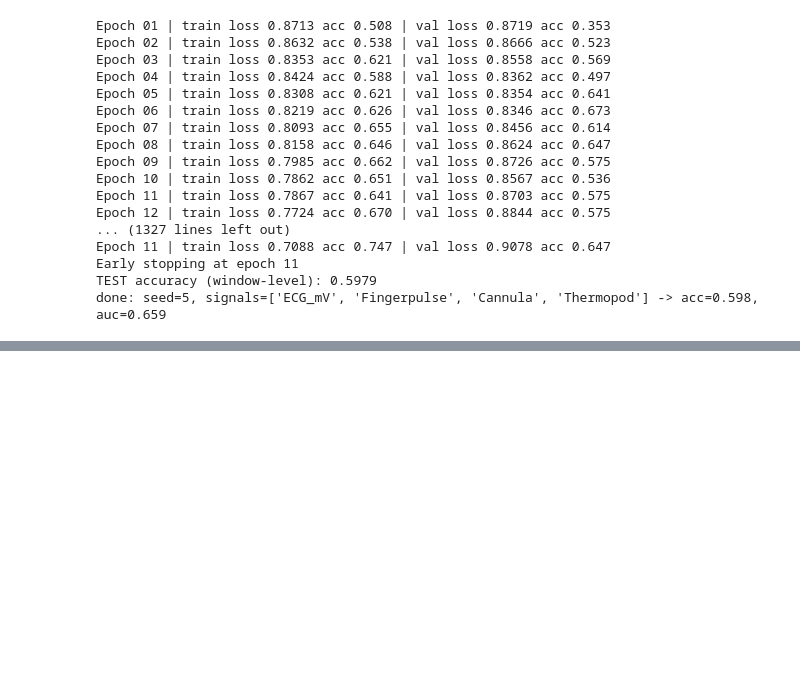
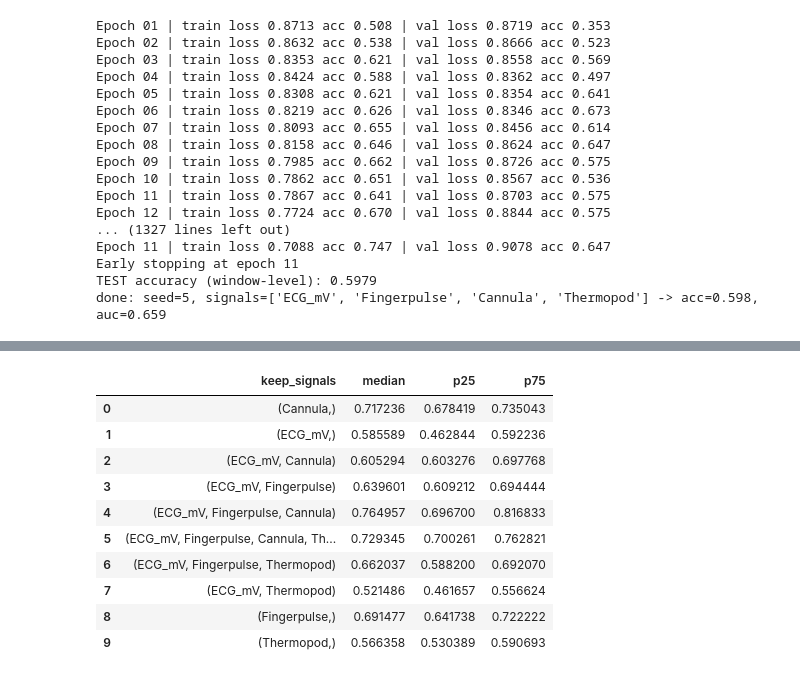
Before and after one commit to sssabere/Modeling_Breathing_Signals-, a Jupyter notebook: study1/Testing_functions_mouth.ipynb, the cells around one changed output, grey strips where cells are left out. Cells and saved outputs as stored; diff of their text form; code cells hidden in the pictures; blank space fills up the shorter version.

```diff
--- a/study1/Testing_functions_mouth.ipynb
+++ b/study1/Testing_functions_mouth.ipynb
@@ -534,3 +534,25 @@ df.head(50)
 | 47 | 3 | (ECG_mV, Fingerpulse, Cannula, Th... | 4 | 0.613757 | 0.631944 | 0.582857 | 0.729345 | 0.613278 | ... |
 | 48 | 4 | (ECG_mV, Fingerpulse, Cannula, Th... | 4 | 0.772487 | 0.794872 | 0.748538 | 0.865385 | 0.801569 | ... |
 | 49 | 5 | (ECG_mV, Fingerpulse, Cannula, Th... | 4 | 0.597884 | 0.605769 | 0.547619 | 0.659307 | 0.576822 | ... |
+# %%
+import numpy as np
+
+summary = df.groupby("keep_signals")["test_roc_auc"].agg(
+    median=np.median,
+    p25=lambda x: np.percentile(x, 25),
+    p75=lambda x: np.percentile(x, 75),
+).reset_index()
+
+summary
+# %% [output]
+|  | keep_signals | median | p25 | p75 |
+| 0 | (Cannula,) | 0.717236 | 0.678419 | 0.735043 |
+| 1 | (ECG_mV,) | 0.585589 | 0.462844 | 0.592236 |
+| 2 | (ECG_mV, Cannula) | 0.605294 | 0.603276 | 0.697768 |
+| 3 | (ECG_mV, Fingerpulse) | 0.639601 | 0.609212 | 0.694444 |
+| 4 | (ECG_mV, Fingerpulse, Cannula) | 0.764957 | 0.696700 | 0.816833 |
+| 5 | (ECG_mV, Fingerpulse, Cannula, Th... | 0.729345 | 0.700261 | 0.762821 |
+| 6 | (ECG_mV, Fingerpulse, Thermopod) | 0.662037 | 0.588200 | 0.692070 |
+| 7 | (ECG_mV, Thermopod) | 0.521486 | 0.461657 | 0.556624 |
+| 8 | (Fingerpulse,) | 0.691477 | 0.641738 | 0.722222 |
+| 9 | (Thermopod,) | 0.566358 | 0.530389 | 0.590693 |
```
Also changed, not shown: parts of 1 cell of this notebook, 2 other files.
